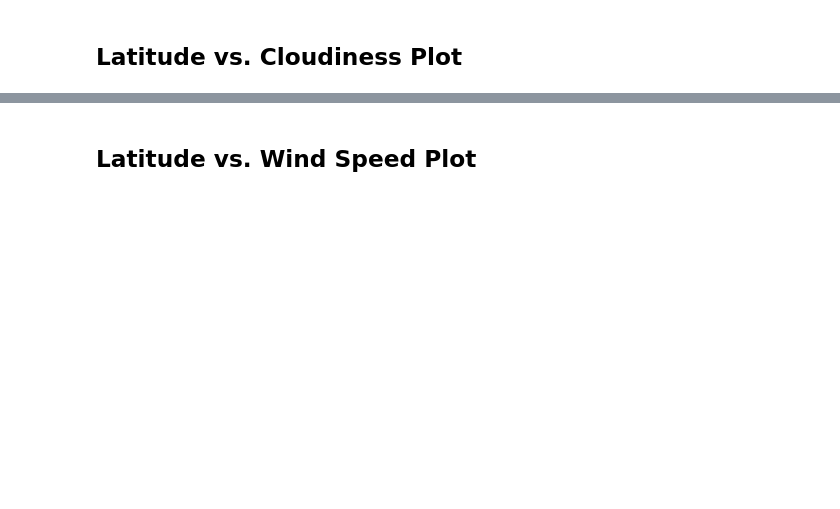
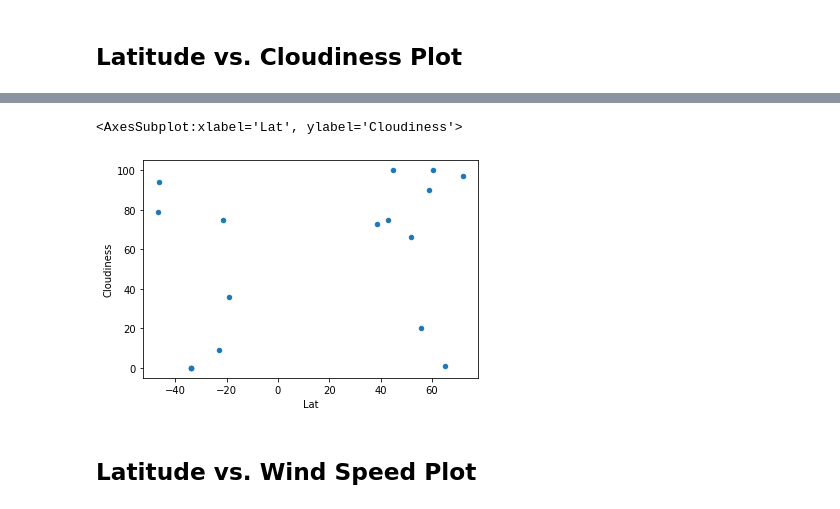
Before and after one commit to rob10thhuman/python-api-challenge, a Jupyter notebook: WeatherPy.ipynb, the cells around one changed output, grey strips where cells are left out. Drawn from its saved outputs; the diff is of its cells as text; code cells hidden in the pictures; blank space fills up the shorter version.

```diff
--- a/WeatherPy.ipynb
+++ b/WeatherPy.ipynb
@@ -146,2 +236,7 @@ Int64Index([], dtype='int64')
+# %%
+weather_data.plot(x='Lat', y='Cloudiness', kind='scatter')
+# %% [output]
+<AxesSubplot:xlabel='Lat', ylabel='Cloudiness'>
+[figure, added]
 # %% [markdown]
 ## Latitude vs. Wind Speed Plot
```
Also changed, not shown: parts of 43 cells of this notebook, 2 other files.
